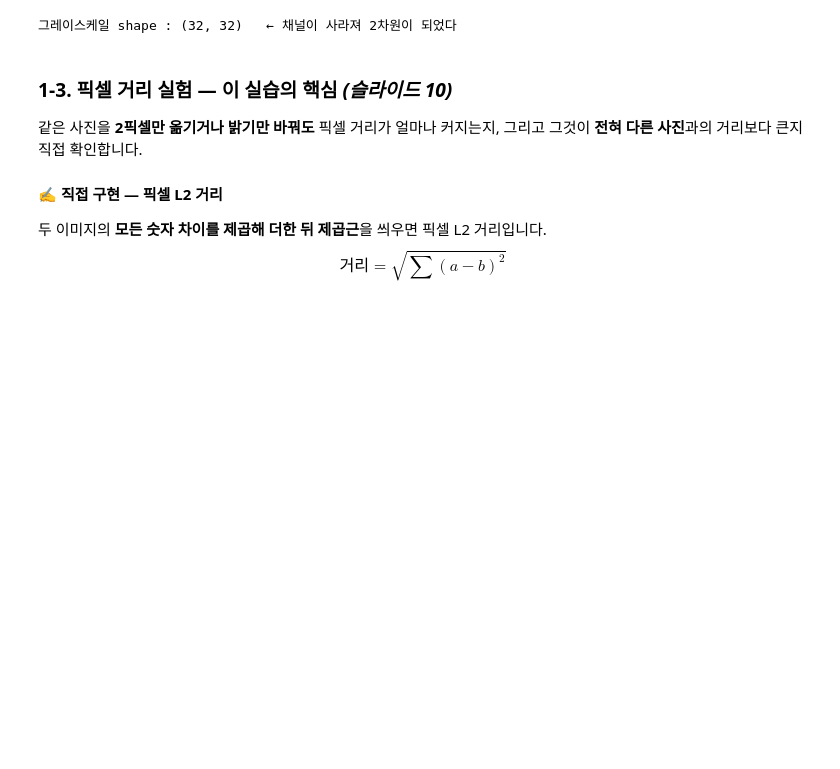
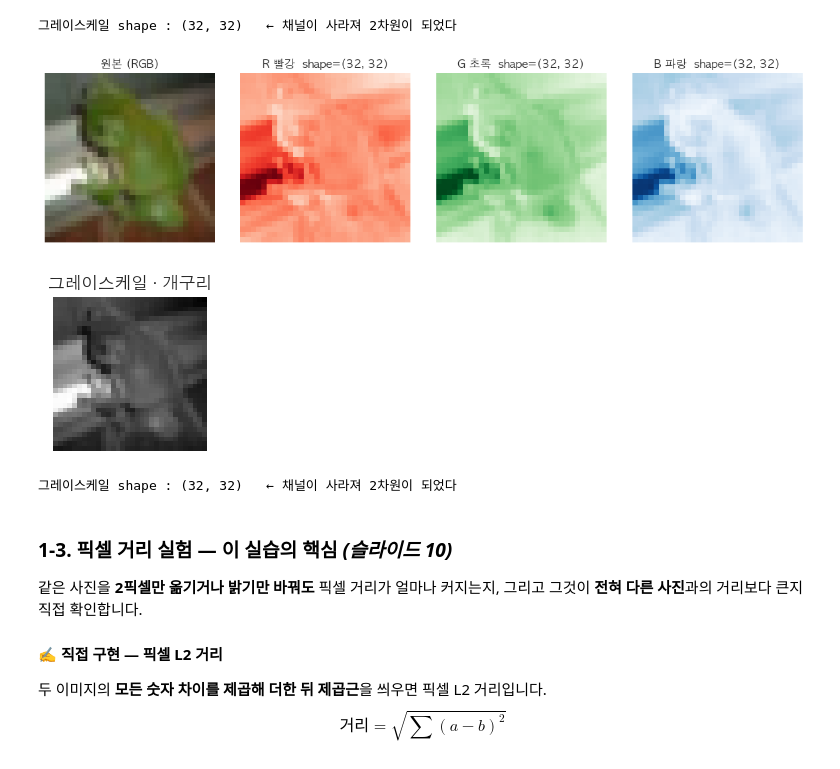
Before and after one commit to yeon-yeon1/AiPlatform, a Jupyter notebook: week5/5차시_시각검색시스템_학생.ipynb, the cells around one changed output. Drawn from its saved outputs; the diff is of its cells as text; code cells hidden in the pictures; blank space fills up the shorter version.

```diff
--- a/week5/5차시_시각검색시스템_학생.ipynb
+++ b/week5/5차시_시각검색시스템_학생.ipynb
@@ -158,6 +173,25 @@ print('그레이스케일 shape :', gray.shape, '  ← 채널이 사라져 2차
 # %% [output]
 [figure]
 그레이스케일 shape : (32, 32)   ← 채널이 사라져 2차원이 되었다
+# %%
+fig, ax = plt.subplots(1, 4, figsize=(12, 3))
+ax[0].imshow(img); ax[0].set_title('원본 (RGB)')
+for i, (name, cmap) in enumerate([('R 빨강','Reds'), ('G 초록','Greens'), ('B 파랑','Blues')]):
+    ax[i+1].imshow(img[:, :, i], cmap=cmap, vmin=0, vmax=255)
+    ax[i+1].set_title(f'{name}  shape={img[:, :, i].shape}')
+for a in ax: a.axis('off')
+plt.tight_layout(); plt.show()
+
+# 그레이스케일 = 세 채널의 가중 평균 (색 정보를 버린다)
+# 0.299 이건 임시
+gray = (0.299*img[:,:,0] + 0.587*img[:,:,1] + 0.114*img[:,:,2])
+plt.figure(figsize=(2,2))
+plt.imshow(gray, cmap='gray'); plt.title(f'그레이스케일 · {CLASS[y_db[7]]}'); plt.axis('off'); plt.show()
+print('그레이스케일 shape :', gray.shape, '  ← 채널이 사라져 2차원이 되었다')
+# %% [output]
+[figure, added]
+[figure, added]
+그레이스케일 shape : (32, 32)   ← 채널이 사라져 2차원이 되었다
 # %% [markdown]
 ### 1-3. 픽셀 거리 실험 — **이 실습의 핵심**  *(슬라이드 10)*
 
```
Also changed, not shown: parts of 4 cells of this notebook.
